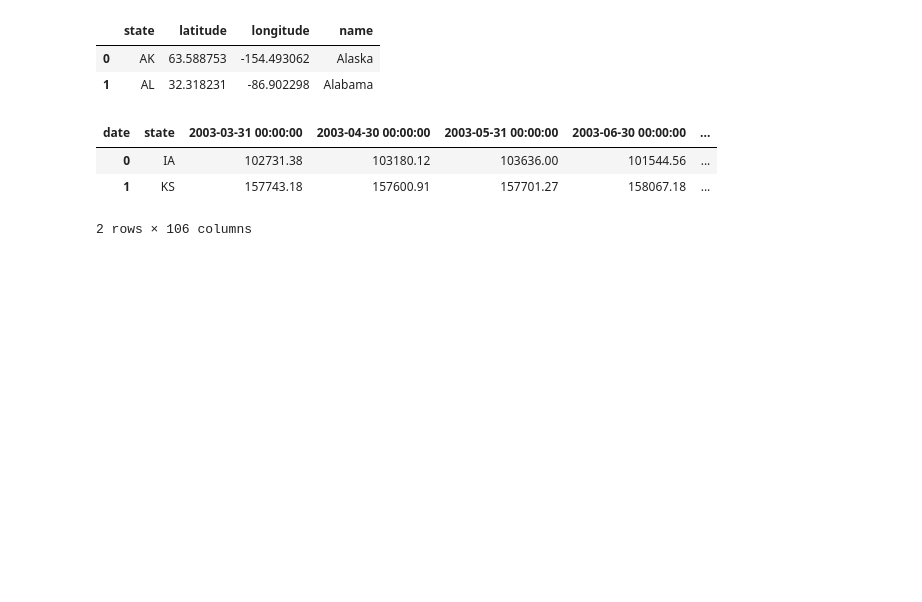
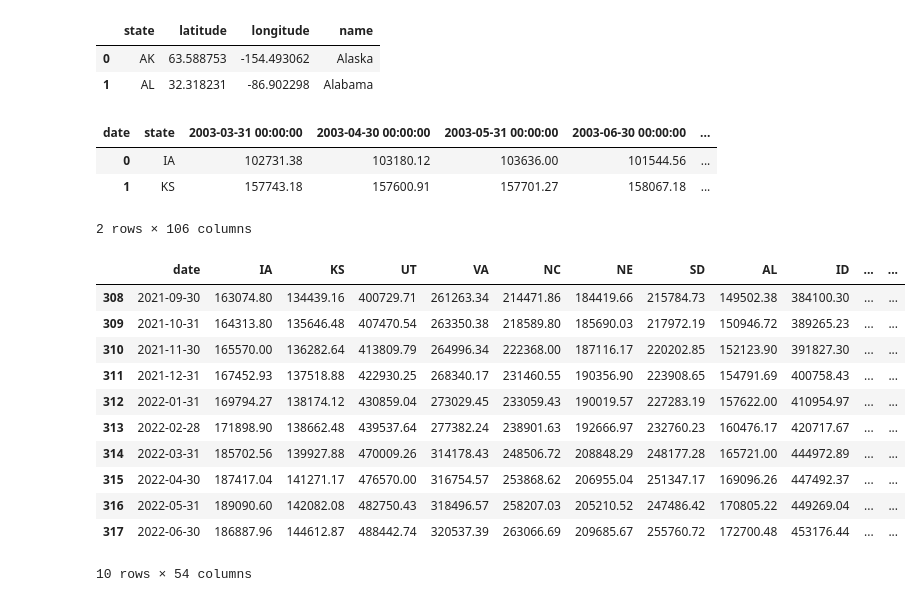
Before and after one commit to lrb924/Collateral_Damage, a Jupyter notebook: darius.ipynb, the cells around one changed output. Cells and saved outputs as stored; diff of their text form; code cells hidden in the pictures; blank space fills up the shorter version.

```diff
--- a/darius.ipynb
+++ b/darius.ipynb
@@ -475,18 +475,30 @@ combined = pd.merge(iraq_df2, states_df, how = "left", on = ["state", "state"]).
 # %%
 combined.to_csv("iraq_housing.csv")
 # %%
-## Get data for the war in Iraq
-# Make sure the index is set to 'index'
+## getting recent data for the uk-rus invasion
+mask = data_df['date']>="2021-09-01"
 
-data_df = data_df.loc["2003-03-01":"2011-12-15"]
+## recent data containing average prices for every month from 6 months before the war for every state
+ukr_rus_df = data_df[mask].copy()
 
-## Data containing average prices during the war in Iraq
-
-data_df = data_df.round(2)
+ukr_rus_df = ukr_rus_df.round(2)
 
 ## Calculating the national average
-iraq_df['national_average'] = data_df.mean(axis=1).round(2)
+ukr_rus_df['national_average'] = ukr_rus_df.mean(axis=1).round(2)
 
-iraq_df['national_median'] = data_df.median(axis=1).round(2)
+ukr_rus_df['national_median'] = ukr_rus_df.median(axis=1).round(2)
 
-iraq_df
+ukr_rus_df
+# %% [output]
+|  | date | IA | KS | UT | VA | NC | NE | SD | AL | ID | ... | ... |
+| 308 | 2021-09-30 | 163074.80 | 134439.16 | 400729.71 | 261263.34 | 214471.86 | 184419.66 | 215784.73 | 149502.38 | 384100.30 | ... | ... |
+| 309 | 2021-10-31 | 164313.80 | 135646.48 | 407470.54 | 263350.38 | 218589.80 | 185690.03 | 217972.19 | 150946.72 | 389265.23 | ... | ... |
+| 310 | 2021-11-30 | 165570.00 | 136282.64 | 413809.79 | 264996.34 | 222368.00 | 187116.17 | 220202.85 | 152123.90 | 391827.30 | ... | ... |
+| 311 | 2021-12-31 | 167452.93 | 137518.88 | 422930.25 | 268340.17 | 231460.55 | 190356.90 | 223908.65 | 154791.69 | 400758.43 | ... | ... |
+| 312 | 2022-01-31 | 169794.27 | 138174.12 | 430859.04 | 273029.45 | 233059.43 | 190019.57 | 227283.19 | 157622.00 | 410954.97 | ... | ... |
+| 313 | 2022-02-28 | 171898.90 | 138662.48 | 439537.64 | 277382.24 | 238901.63 | 192666.97 | 232760.23 | 160476.17 | 420717.67 | ... | ... |
+| 314 | 2022-03-31 | 185702.56 | 139927.88 | 470009.26 | 314178.43 | 248506.72 | 208848.29 | 248177.28 | 165721.00 | 444972.89 | ... | ... |
+| 315 | 2022-04-30 | 187417.04 | 141271.17 | 476570.00 | 316754.57 | 253868.62 | 206955.04 | 251347.17 | 169096.26 | 447492.37 | ... | ... |
+| 316 | 2022-05-31 | 189090.60 | 142082.08 | 482750.43 | 318496.57 | 258207.03 | 205210.52 | 247486.42 | 170805.22 | 449269.04 | ... | ... |
+| 317 | 2022-06-30 | 186887.96 | 144612.87 | 488442.74 | 320537.39 | 263066.69 | 209685.67 | 255760.72 | 172700.48 | 453176.44 | ... | ... |
+10 rows × 54 columns
```
Also changed, not shown: parts of 5 cells of this notebook, 2 other files.
